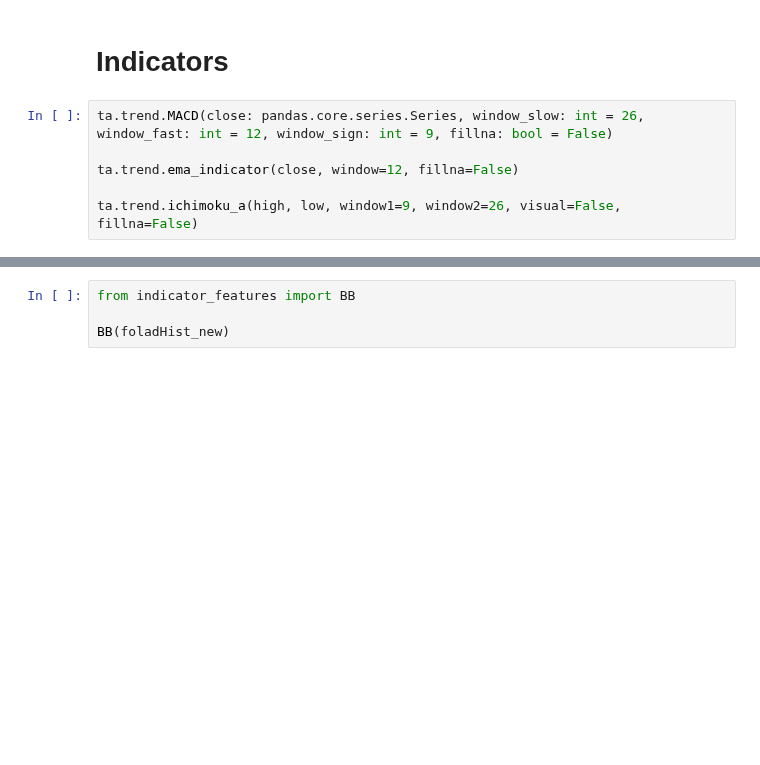
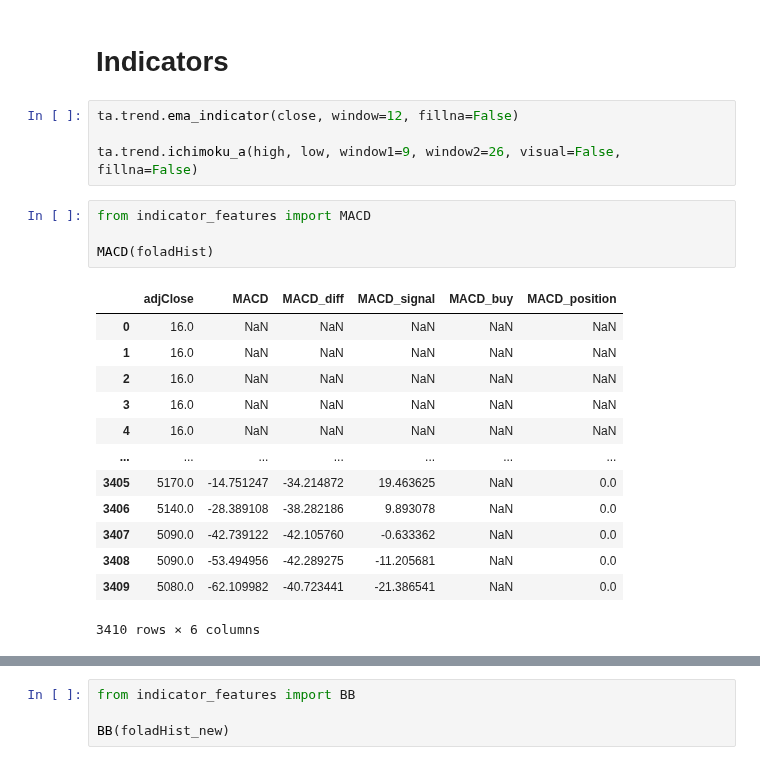
Before and after one commit to Hamtech-ai/InsightiFi, a Jupyter notebook: base_move.ipynb, the cells around one changed output, grey strips where cells are left out. Cells and saved outputs as stored; diff of their text form; blank space fills up the shorter version.

```diff
--- a/base_move.ipynb
+++ b/base_move.ipynb
@@ -95,11 +95,27 @@ Shape of Folad's client history: (3022, 18)
 # %% [markdown]
 # Indicators
 # %%
-ta.trend.MACD(close: pandas.core.series.Series, window_slow: int = 26, window_fast: int = 12, window_sign: int = 9, fillna: bool = False)
-
 ta.trend.ema_indicator(close, window=12, fillna=False)
 
 ta.trend.ichimoku_a(high, low, window1=9, window2=26, visual=False, fillna=False)
+# %%
+from indicator_features import MACD
+
+MACD(foladHist)
+# %% [output]
+|  | adjClose | MACD | MACD_diff | MACD_signal | MACD_buy | MACD_position |
+| 0 | 16.0 | NaN | NaN | NaN | NaN | NaN |
+| 1 | 16.0 | NaN | NaN | NaN | NaN | NaN |
+| 2 | 16.0 | NaN | NaN | NaN | NaN | NaN |
+| 3 | 16.0 | NaN | NaN | NaN | NaN | NaN |
+| 4 | 16.0 | NaN | NaN | NaN | NaN | NaN |
+| ... | ... | ... | ... | ... | ... | ... |
+| 3405 | 5170.0 | -14.751247 | -34.214872 | 19.463625 | NaN | 0.0 |
+| 3406 | 5140.0 | -28.389108 | -38.282186 | 9.893078 | NaN | 0.0 |
+| 3407 | 5090.0 | -42.739122 | -42.105760 | -0.633362 | NaN | 0.0 |
+| 3408 | 5090.0 | -53.494956 | -42.289275 | -11.205681 | NaN | 0.0 |
+| 3409 | 5080.0 | -62.109982 | -40.723441 | -21.386541 | NaN | 0.0 |
+3410 rows × 6 columns
 # %%
 from indicator_features import STOCHASTIC
 
```
Also changed, not shown: parts of 2 cells of this notebook, 1 other file.
